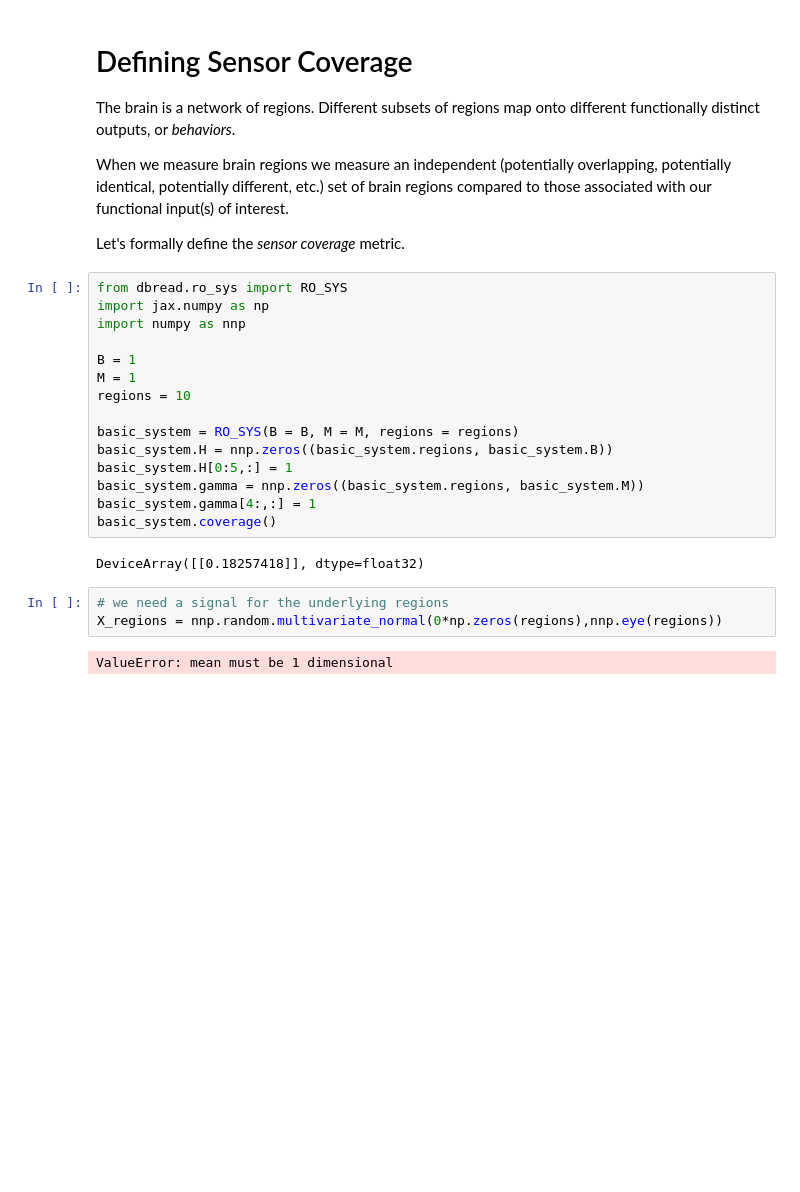
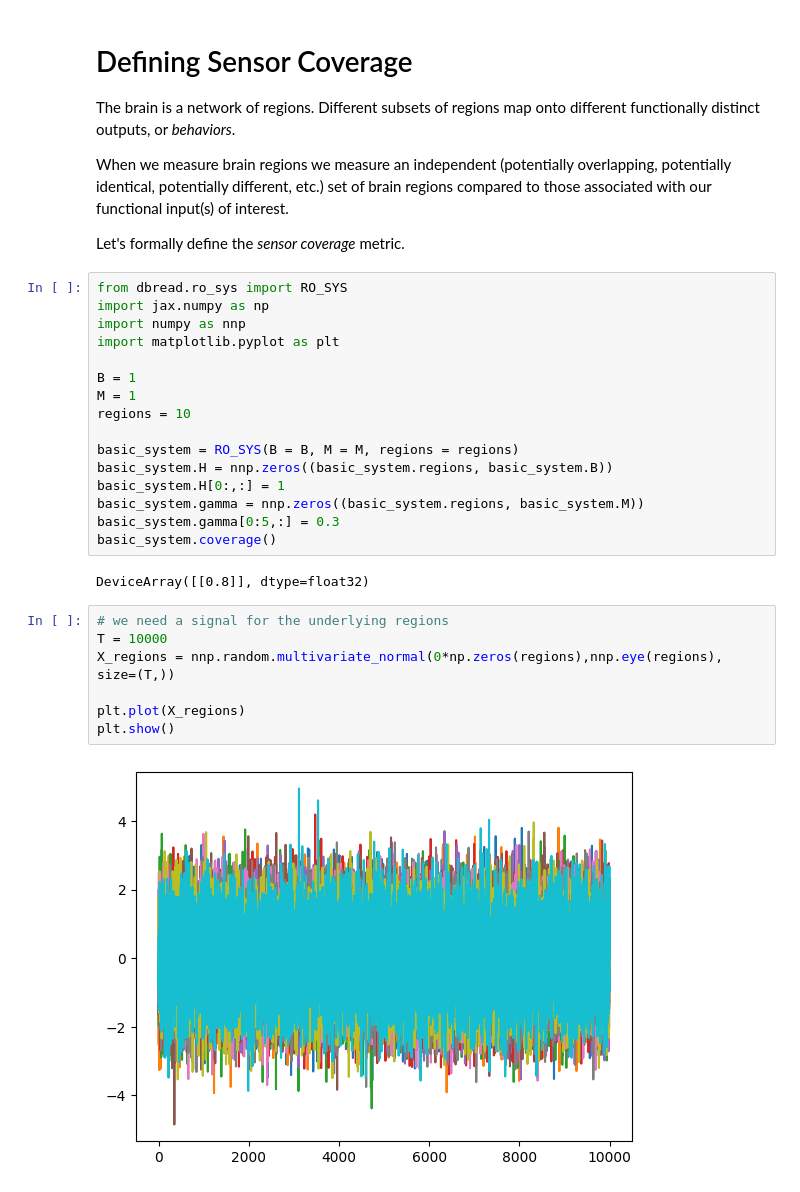
Before and after one commit to virati/DBS_Readouts, a Jupyter notebook: notebooks/A1_coverage.ipynb, the cells around one changed output. Drawn from its saved outputs; the diff is of its cells as text; blank space fills up the shorter version.

Commit message:
figured out coverage lol

```diff
--- a/notebooks/A1_coverage.ipynb
+++ b/notebooks/A1_coverage.ipynb
@@ -10,6 +10,7 @@ Let's formally define the *sensor coverage* metric.
 from dbread.ro_sys import RO_SYS
 import jax.numpy as np
 import numpy as nnp
+import matplotlib.pyplot as plt
 
 B = 1
 M = 1
@@ -17,14 +18,18 @@ regions = 10
 
 basic_system = RO_SYS(B = B, M = M, regions = regions)
 basic_system.H = nnp.zeros((basic_system.regions, basic_system.B))
-basic_system.H[0:5,:] = 1
+basic_system.H[0:,:] = 1
 basic_system.gamma = nnp.zeros((basic_system.regions, basic_system.M))
-basic_system.gamma[4:,:] = 1
+basic_system.gamma[0:5,:] = 0.3
 basic_system.coverage()
 # %% [output]
-DeviceArray([[0.18257418]], dtype=float32)
+DeviceArray([[0.8]], dtype=float32)
 # %%
 # we need a signal for the underlying regions
-X_regions = nnp.random.multivariate_normal(0*np.zeros(regions),nnp.eye(regions))
+T = 10000
+X_regions = nnp.random.multivariate_normal(0*np.zeros(regions),nnp.eye(regions), size=(T,))
+
+plt.plot(X_regions)
+plt.show()
 # %% [output]
-ValueError: mean must be 1 dimensional
+[figure, added]
```
Also changed, not shown: parts of 2 cells of this notebook, 1 other file.
